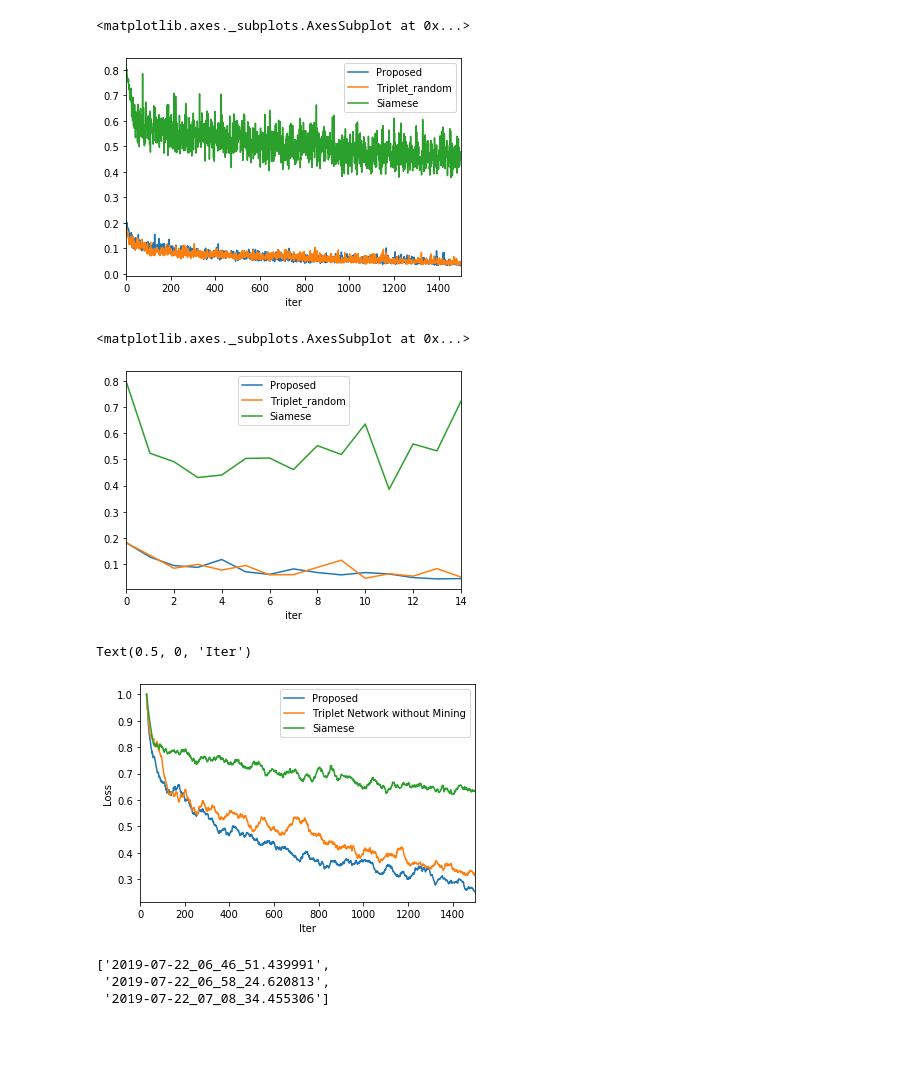
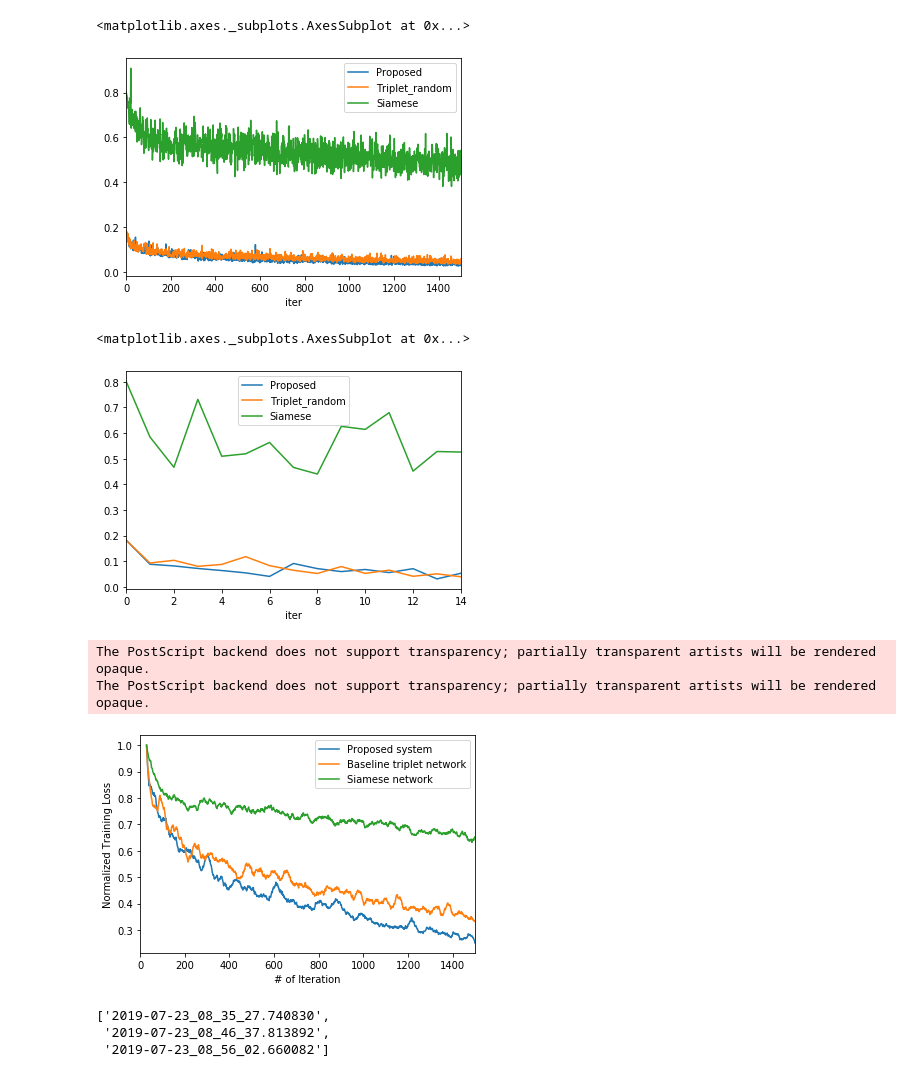
Before and after one commit to HERO-Kwon/MILab, a Jupyter notebook: 190522_Wisig_KAR/figure.ipynb, the cells around one changed output. Drawn from its saved outputs; the diff is of its cells as text; code cells hidden in the pictures; blank space fills up the shorter version.

```diff
--- a/190522_Wisig_KAR/figure.ipynb
+++ b/190522_Wisig_KAR/figure.ipynb
@@ -36,10 +36,22 @@ nameset8 = ['2019-07-22_06_46_51.439991',
 nameset9 = ['2019-07-20_15_13_28.393293',
            '2019-07-20_15_24_44.837243',
            '2019-07-20_15_34_26.316809']
-nameset = nameset8
+nameset10 = ['2019-07-23_07_36_06.474675',
+            '2019-07-23_07_46_46.086342',
+            '2019-07-23_07_55_51.147604']
+nameset11 = ['2019-07-23_08_05_32.708571',
+'2019-07-23_08_16_23.978478',
+'2019-07-23_08_25_34.553722']
+nameset12 = ['2019-07-23_07_01_24.398999',
+'2019-07-23_07_12_45.129018',
+'2019-07-23_07_22_48.753103']
+nameset13 = ['2019-07-23_08_35_27.740830',
+'2019-07-23_08_46_37.813892',
+'2019-07-23_08_56_02.660082']
+nameset = nameset13
 # %%
 # path and names
-path = 'D:\\Data\\WIFI\\res\\res1\\res\\'
+path = 'D:\\Data\\WIFI\\res\\res2\\res\\'
 name0 = nameset[0] # tcnn w KAR
 name1 = nameset[1]
 name2 = nameset[2]
@@ -88,12 +100,12 @@ df_val['norm_Siamese'] = df_val['Siamese'] / df_val['Siamese'][0]
 df_trn.plot(x='iter',y=['Proposed','Triplet_random','Siamese'])
 # %% [output]
 <matplotlib.axes._subplots.AxesSubplot at 0x...>
-[figure, old version]
+[figure, new version]
 # %%
 df_val.plot(x='iter',y=['Proposed','Triplet_random','Siamese'])
 # %% [output]
 <matplotlib.axes._subplots.AxesSubplot at 0x...>
-[figure, old version]
+[figure, new version]
 # %%
 n_roll = 30
 df_trn_ma = df_trn.rolling(n_roll).sum()
@@ -103,17 +115,17 @@ df_trn_ma['norm_Proposed'] = df_trn_ma['Proposed'] / df_trn_ma['Proposed'][n_rol
 df_trn_ma['norm_Triplet_random'] = df_trn_ma['Triplet_random'] / df_trn_ma['Triplet_random'][n_roll-1]
 df_trn_ma['norm_Siamese'] = df_trn_ma['Siamese'] / df_trn_ma['Siamese'][n_roll-1]
 # %%
-df_trn_ma.plot(x='iter',y=['norm_Proposed','norm_Triplet_random','norm_Siamese'],label=['Proposed','Triplet Network without Mining',
-                                                                                       'Siamese'])
-plt.ylabel('Loss')
-plt.xlabel('Iter')
-#plt.savefig('normalized_loss_curve_ma30.eps', format='eps', dpi=1000)
+df_trn_ma.plot(x='iter',y=['norm_Proposed','norm_Triplet_random','norm_Siamese'],label=['Proposed system','Baseline triplet network','Siamese network'])
+plt.ylabel('Normalized Training Loss')
+plt.xlabel('# of Iteration')
+plt.savefig('normalized_loss_curve_ma30_v2.eps', format='eps', dpi=1000)
 # %% [output]
-Text(0.5, 0, 'Iter')
+The PostScript backend does not support transparency; partially transparent artists will be rendered opaque.
+The PostScript backend does not support transparency; partially transparent artists will be rendered opaque.
-[figure, old version]
+[figure, new version]
 # %%
 nameset
 # %% [output]
-['2019-07-22_06_46_51.439991',
- '2019-07-22_06_58_24.620813',
- '2019-07-22_07_08_34.455306']
+['2019-07-23_08_35_27.740830',
+ '2019-07-23_08_46_37.813892',
+ '2019-07-23_08_56_02.660082']
```
Also changed, not shown: 52 other files.
